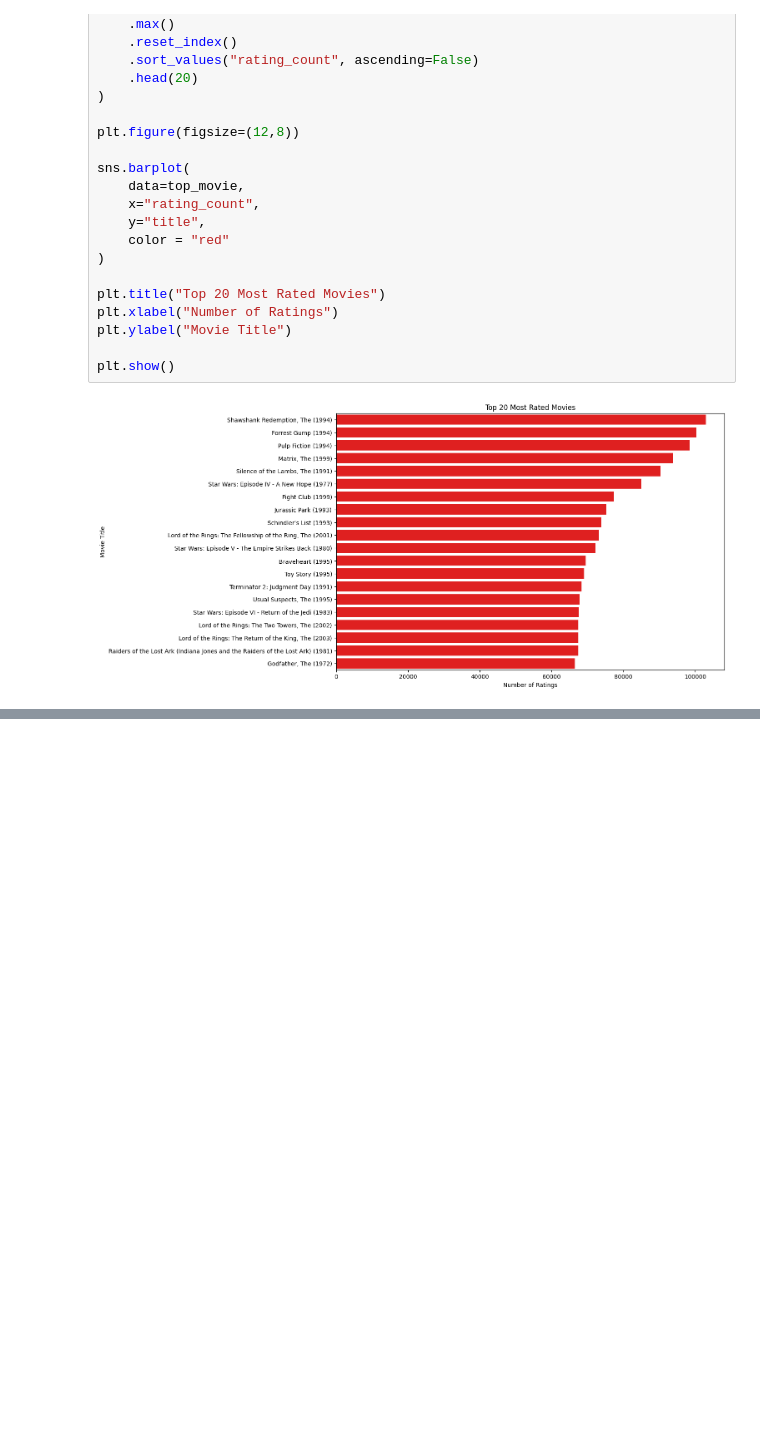
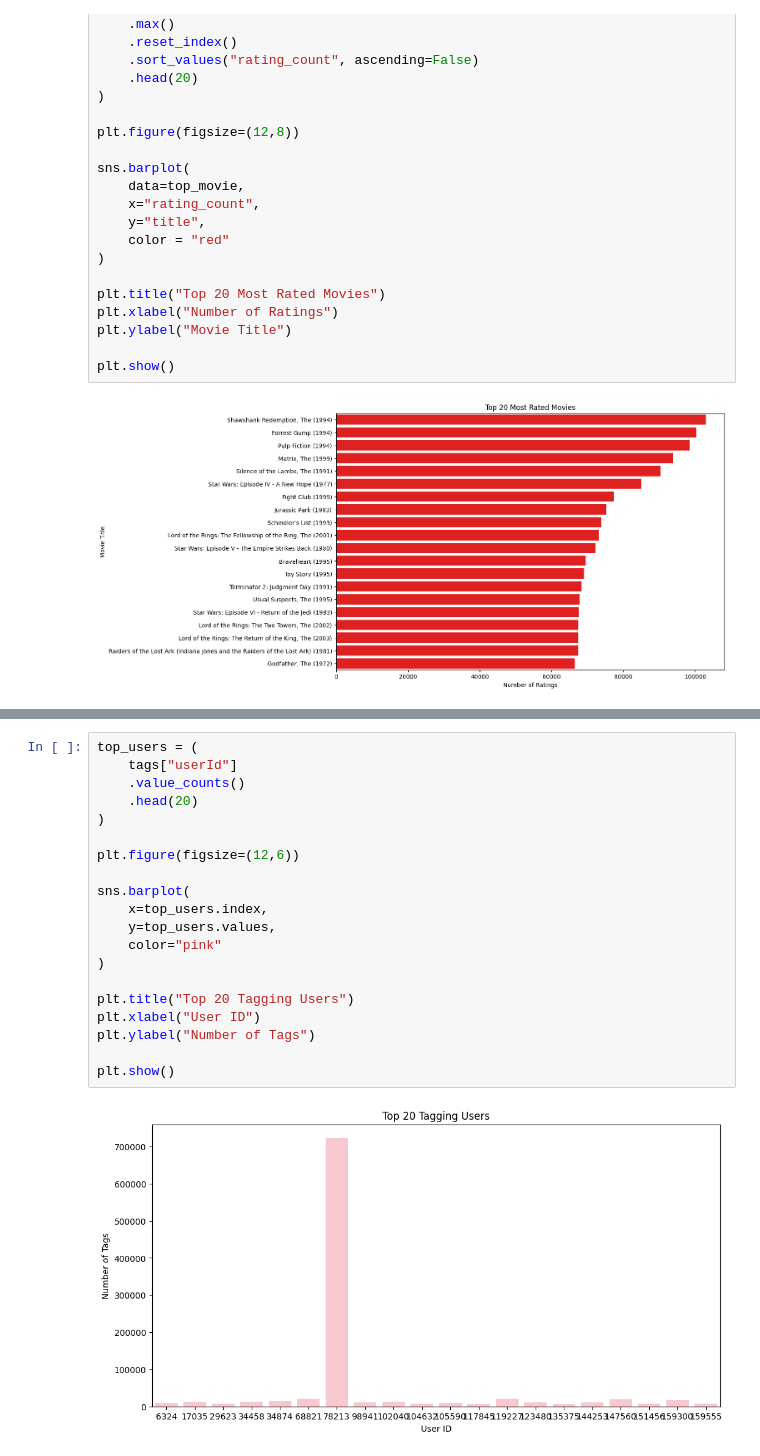
Before and after one commit to nakranimeet18/recommendation-engine-platform, a Jupyter notebook: notebooks/04_data_visualization.ipynb, the cells around one changed output, grey strips where cells are left out. Saved outputs shown, nothing was run; the diff lists cells and outputs as text; blank space fills up the shorter version.

```diff
--- a/notebooks/04_data_visualization.ipynb
+++ b/notebooks/04_data_visualization.ipynb
@@ -603,0 +642,22 @@ plt.show()
+# %%
+top_users = (
+    tags["userId"]
+    .value_counts()
+    .head(20)
+)
+
+plt.figure(figsize=(12,6))
+
+sns.barplot(
+    x=top_users.index,
+    y=top_users.values,
+    color="pink"
+)
+
+plt.title("Top 20 Tagging Users")
+plt.xlabel("User ID")
+plt.ylabel("Number of Tags")
+
+plt.show()
+# %% [output]
+[figure, added]
```
Also changed, not shown: parts of 5 cells of this notebook.
